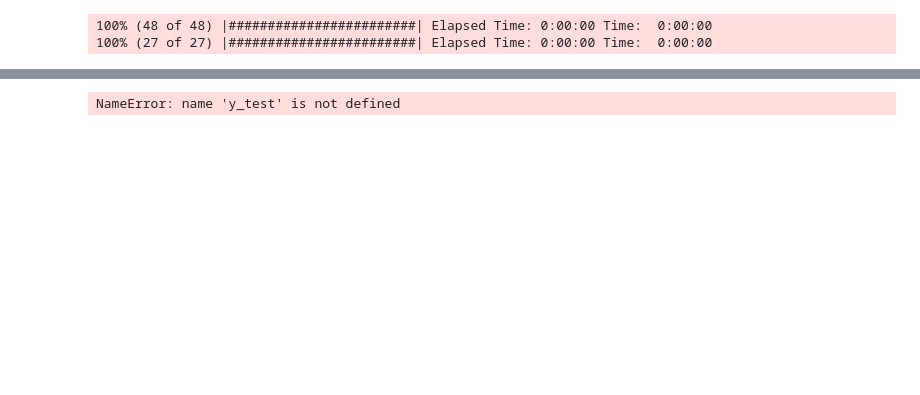
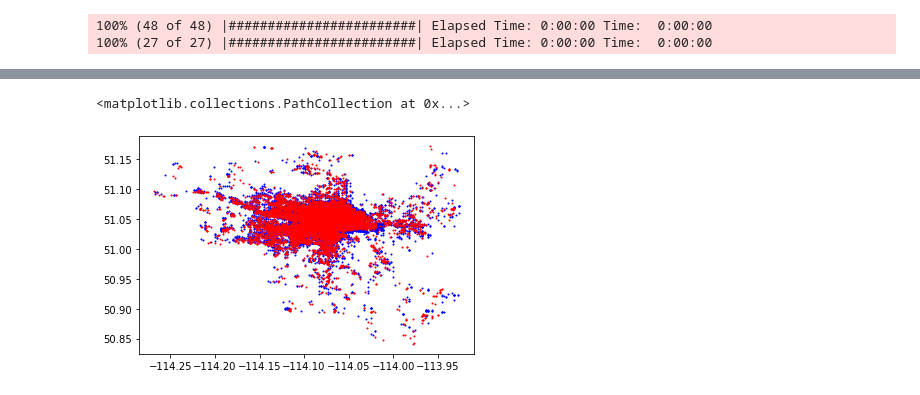
Before and after one commit to wwebeam6508/Development-of-Predictive-Model-for-Trip-Destination-of-Dockless-Shared-Scooters, a Jupyter notebook: Model_Retraining-Non-Saperate.ipynb, the cells around one changed output, grey strips where cells are left out. Saved outputs shown, nothing was run; the diff lists cells and outputs as text; code cells hidden in the pictures; blank space fills up the shorter version.

Commit message:
retraining image

```diff
--- a/Model_Retraining-Non-Saperate.ipynb
+++ b/Model_Retraining-Non-Saperate.ipynb
@@ -81,10 +86,11 @@ for i in progressbar.progressbar(range(len(X_data))):
         Map_Y_sets_by_day.append(map_y)
         x = []
         y = []
+        map_y = []
     compare_hr_before = data_set['start_hour'][i]
     x.append(X_data[i])
     y.append(Y_data[i])
-    map_y.append(map_end[i])
+    map_y.append(map_end_re[i])
     if i == (len(X_data) - 1):
         X_sets_by_day.append(x)
         Y_sets_by_day.append(y)
@@ -125,15 +134,15 @@ scy = MinMaxScaler(feature_range=(0,1))
 Y_train_set_fit = scy.fit_transform(Y_train_set)
 Y_test_set_fit = scy.transform(Y_test_set)
 
-Map_Y_train_set = np.asarray(Y_train_set)
-Map_Y_test_set = np.asarray(Y_test_set)
+Map_Y_train_set = np.asarray(Map_Y_train_set)
+Map_Y_test_set = np.asarray(Map_Y_test_set)
 
-Map_Y_train_set_re = Map_Y_train_set.reshape(len(Map_Y_train_set), -1)
-Map_Y_test_set_re = Map_Y_test_set.reshape(len(Map_Y_test_set), -1)
+# Map_Y_train_set = Map_Y_train_set.reshape(len(Map_Y_train_set), -1)
+# Map_Y_test_set = Map_Y_test_set.reshape(len(Map_Y_test_set), -1)
 
 scmap = MinMaxScaler(feature_range=(0,1))
-Map_Y_train_set_fit = scmap.fit_transform(Map_Y_train_set_re)
-Map_Y_test_set_fit = scmap.transform(Map_Y_test_set_re)
+Map_Y_train_set_fit = scmap.fit_transform(Map_Y_train_set)
+Map_Y_test_set_fit = scmap.transform(Map_Y_test_set)
 # %% [output]
 100% (48 of 48) |########################| Elapsed Time: 0:00:00 Time:  0:00:00
 100% (27 of 27) |########################| Elapsed Time: 0:00:00 Time:  0:00:00
@@ -163,7 +172,7 @@ y = Model(inputs=inputB, outputs=y)
 combined = layers.concatenate([x.output, y.output])
 
 final = Dense(55, activation="relu")(combined)
-image = Dense(Map_Y_train_set_re.shape[1])(final)
+image = Dense(Map_Y_train_set.shape[1])(final)
 
 xx = Dense(15)(inputA)
 xx = Dense(64, activation="relu")(xx)
@@ -234,7 +245,7 @@ for i in range(48,75):
     x = scx.transform(X_sets_by_day[i])
     y = scy.transform(Y_sets_by_day[i])
 
-    map_y = scmap.transform(np.asarray(Map_Y_sets_by_day[i]).reshape(len(Map_Y_sets_by_day[i]), -1))
+    map_y = scmap.transform(Map_Y_sets_by_day[i])
 
     X_train_set_fit = np.concatenate((X_train_set_fit, x), axis=0)
     Y_train_set_fit = np.concatenate((Y_train_set_fit, y), axis=0)
@@ -244,9 +255,9 @@ for i in range(48,75):
     y_train = Y_train_set_fit
     map_y_train = Map_Y_train_set_fit
 
-    ss = models[day].evaluate([x[:,0:4],x[:,4:]], [y, map_y])
+    ss = model.evaluate([x[:,0:4],x[:,4:]], [y, map_y])
 
-    result_Y = (models[day].predict([x[:,0:4],x[:,4:]]))[0]
+    result_Y = (model.predict([x[:,0:4],x[:,4:]]))[0]
     result_Y_all = scy.inverse_transform(result_Y)
     y_test_all = scy.inverse_transform(y)
 
@@ -266,8 +277,8 @@ for i in range(48,75):
             for i in (range(len(Y_test_in))):
                 error_all = error_all + haversine(result_Y_d[i],Y_test_in[i])
             error_avg = error_all/len(Y_test_in)
-            mae_rate_day[day] = mae_rate_day[day] + error_avg
-            mae_count_day[day] = mae_count_day[day] + 1
+            mae_rate_day[dr] = mae_rate_day[dr] + error_avg
+            mae_count_day[dr] = mae_count_day[dr] + 1
 
     for hr in range(24):
         mask = np.logical_and(x_tr[:,3] > (hr)-0.2, x_tr[:,3] < (hr+1)-0.2)
@@ -280,9 +291,9 @@ for i in range(48,75):
         mae_rate_hour[hr] = mae_rate_hour[hr] + error_avg
         mae_count_hour[hr] = mae_count_hour[hr] + 1
 
-    history = models[day].fit([x_train[:,0:4],x_train[:,4:]], [y_train, map_y_train], epochs=50, verbose=2)
+    history = model.fit([x_train[:,0:4],x_train[:,4:]], [y_train, map_y_train], epochs=50, verbose=2)
 
-mae_rate_day[day] = mae_rate_day[day]/mae_count_day[0]
+mae_rate_day = mae_rate_day/mae_count_day[0]
 mae_rate_hour = mae_rate_hour/mae_count_hour[0]
 # %% [output]
 Epoch 1/50
@@ -306,37 +317,13 @@ AttributeError: 'list' object has no attribute 'reshape'
 # %%
 import matplotlib.pyplot as plt
 import numpy as np
-result_Y = model.predict([X_test_set_fit[:,0:4],X_test_set_fit[:,4:]])
+result_Y = (model.predict([X_test_set_fit[:,0:4],X_test_set_fit[:,4:]]))[0]
 
 result_Y_plot = scy.inverse_transform(result_Y)
 y_test_plot = scy.inverse_transform(Y_test_set_fit)
 
 plt.scatter((y_test_plot[:,0]),(y_test_plot[:,1]), color='b', s= 1)
 plt.scatter((result_Y_plot[:,0]), (result_Y_plot[:,1]), color='r', s= 1)
+# %% [output]
+<matplotlib.collections.PathCollection at 0x...>
+[figure, added]
-# %%
-mae_rate_hour = []
-
-x_test_hour = scx.inverse_transform(X_test_set_fit)
-
-result_Y_hour = scy.inverse_transform(result_Y)
-y_test_hour = scy.inverse_transform(Y_test_set_fit)
-for index in range(24):
-    mask = np.logical_and(x_test_hour[:,3] > (index)-0.2, x_test_hour[:,3] < (index+1)-0.2)
-    result_Y_d = result_Y_hour[mask]
-    Y_test_in = y_test_hour[mask]
-    error = 0
-    for i in range(len(Y_test_in)):
-        error = error + haversine(result_Y_d[i,0:2],Y_test_in[i,0:2])
-    end = error/len(Y_test_in)
-    error_average_distance = end
-
-    y_test[:,0] = y_test[:,0]
-    mae_rate_hour.append([float(error_average_distance), str(index)])
-
-mae_rate_hour = np.array(mae_rate_hour, dtype=np.object)
-plt.xlabel('hours')
-plt.ylabel('error_avg_distance(km)')
-plt.grid(color='black', linestyle='-', linewidth=0.3)
-plt.scatter(mae_rate_hour[:,1], mae_rate_hour[:,0], color='r', s= 1)
-# %% [output]
-NameError: name 'y_test' is not defined
```
Also changed, not shown: parts of 12 cells of this notebook.
